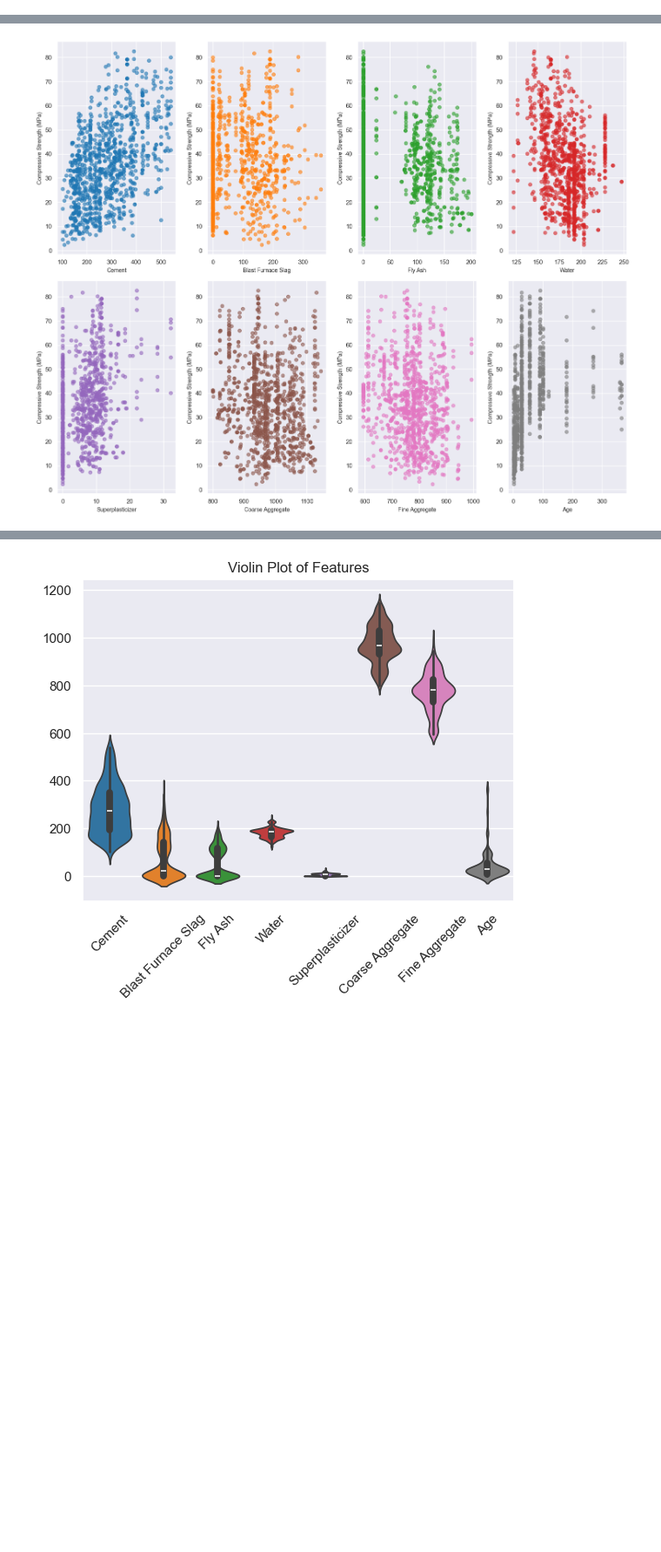
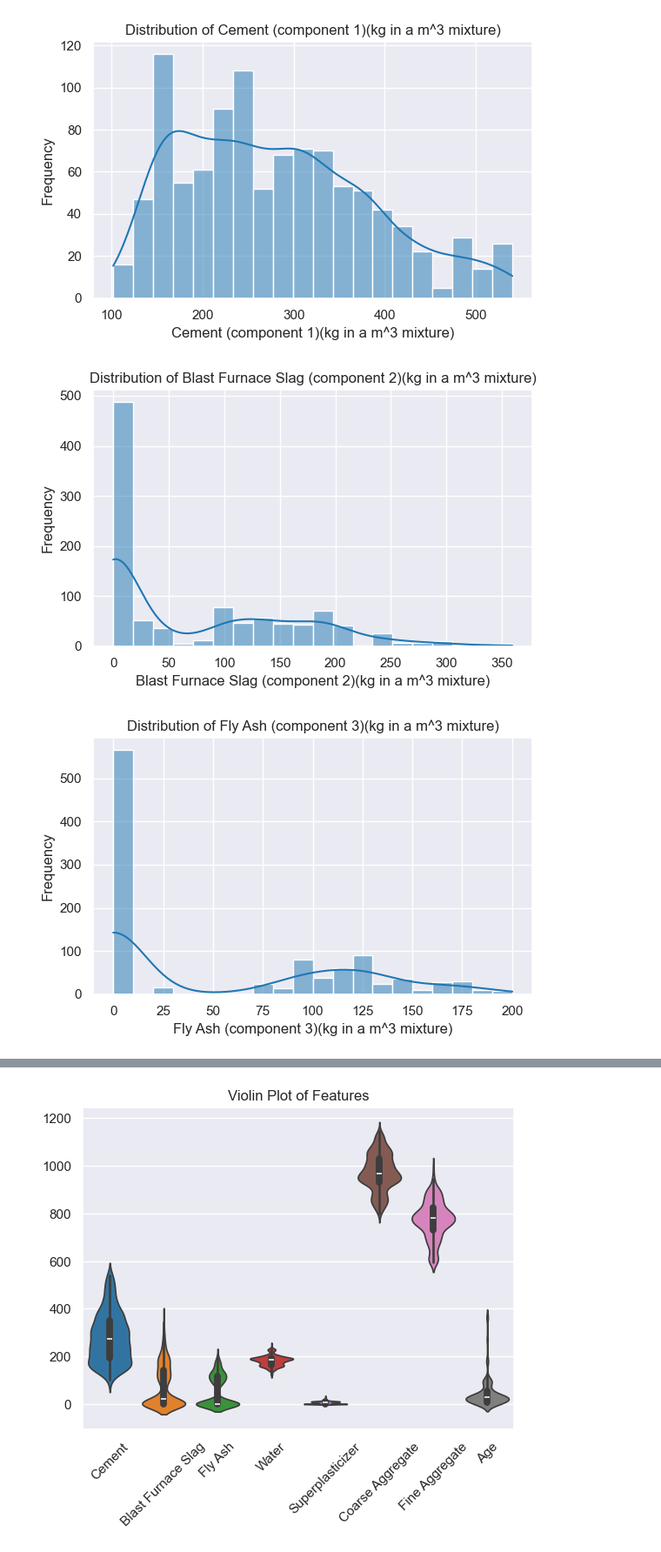
Before and after one commit to chrisd314/02452_Machine_Learning_Project_Fall_2025, a Jupyter notebook: ML Assignment 1.ipynb, the cells around one changed output, grey strips where cells are left out. Shown at 87% size. Cells and saved outputs as stored; diff of their text form; code cells hidden in the pictures; blank space fills up the shorter version.

```diff
--- a/ML Assignment 1.ipynb
+++ b/ML Assignment 1.ipynb
@@ -74,0 +135,16 @@ plt.show()
+# %%
+# # # DISTRIBUTION PLOTS # # #
+
+# Distribution of attributes and target variable
+for col in df.columns:
+    plt.figure(figsize=(6,4))
+    sns.histplot(df[col], bins=20, kde=True, color='tab:blue')
+    plt.xlabel(col)
+    plt.ylabel("Frequency")
+    plt.title(f"Distribution of {col}")
+    plt.tight_layout()
+    plt.show()
+# %% [output]
+[figure, added]
+[figure, added]
+[figure, added]
@@ -75,15 +157,17 @@ plt.show()
 # %%
-fig, ax = plt.subplots(2, 4, figsize=(15, 12))
-ax = ax.ravel()
+# # # SCATTER PLOTS # # #
 
-for i in range(8):  # only the first 8 columns
-    ax[i].scatter(X.iloc[:, i], y, color=colors[i], alpha=0.6)
-    ax[i].set_xlabel(X.columns[i], fontsize=10)
-    ax[i].set_ylabel("Compressive Strength (MPa)", fontsize=10)
-    ax[i].grid(True)
+# # Not sure if this part is necessary
 
+# fig, ax = plt.subplots(2, 4, figsize=(15, 12))
+# ax = ax.ravel()
 
-plt.tight_layout()
-plt.show()
+# # Take the first 8 columns/features
+# for i in range(8):
+#     ax[i].scatter(X.iloc[:, i], y, color=colors[i], alpha=0.6)
+#     ax[i].set_xlabel(X.columns[i], fontsize=10)
+#     ax[i].set_ylabel("Compressive Strength (MPa)", fontsize=10)
+#     ax[i].grid(True)
+
+# plt.tight_layout()
+# plt.show()
-# %% [output]
-[figure, removed]
```
Also changed, not shown: parts of 18 cells of this notebook.
